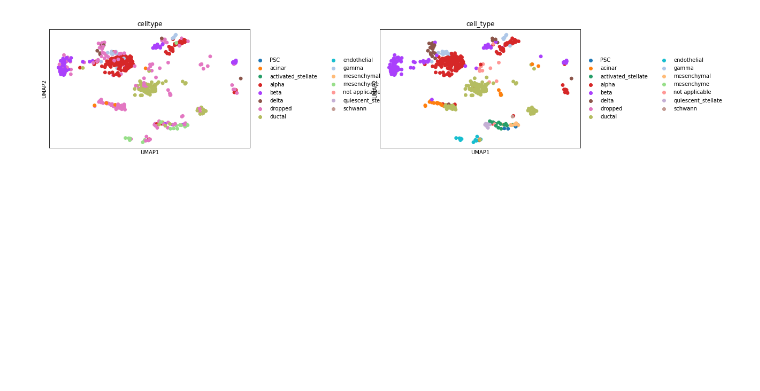
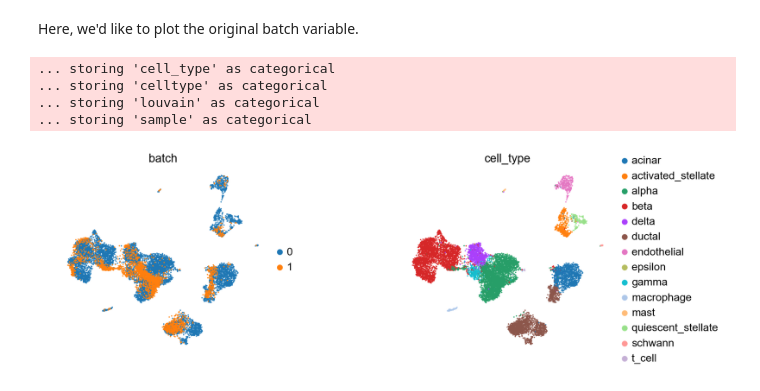
Before and after one commit to Koncopd/anndata-scanpy-benchmarks, a Jupyter notebook: ingest_pancreas.ipynb, the cells around one changed output. Cells and saved outputs as stored; diff of their text form; code cells hidden in the pictures; blank space fills up the shorter version.

```diff
--- a/ingest_pancreas.ipynb
+++ b/ingest_pancreas.ipynb
@@ -21,3 +52,3 @@ sc.pl.umap(ad_ref, color=['batch', 'cell_type'], wspace=.5)
 # %%
-ad_joint = sc.tl.ingest(ad_new, ad_ref, obs='cell_type', k=15, return_joint=True)
+ad_joint = sc.tl.ingest(ad_new, ad_ref, obs='cell_type', embedding_method=['umap', 'pca'], k=15, return_joint=True)
 # %%
@@ -40,5 +74,18 @@ ad_new_infer.obs['celltype'].cat.set_categories(categories, inplace=True)
+# %%
+ad_new = ad[ad.obs.batch.isin(['2'])].copy()
+# %%
+ad_joint.uns['umap'] = ad_ref.uns['umap']
+ad_joint.uns['pca'] = ad_ref.uns['pca']
+ad_joint.varm['PCs'] = ad_ref.varm['PCs']
+# %%
+ad_0_3_2 = sc.tl.ingest(ad_new, ad_joint, obs='cell_type', embedding_method=['umap', 'pca'], k=15, return_joint=True)
+# %% [markdown]
+Here, we'd like to plot the original batch variable.
 # %%
-# celltype
-sc.pl.umap(ad_new_infer, color=['celltype', 'cell_type'], wspace=.5)
+sc.pl.umap(ad_0_3_2, color=['batch', 'cell_type'], wspace=.5)
 # %% [output]
+... storing 'cell_type' as categorical
+... storing 'celltype' as categorical
+... storing 'louvain' as categorical
+... storing 'sample' as categorical
-[figure, old version]
+[figure, new version]
```
Also changed, not shown: parts of 24 cells of this notebook.
